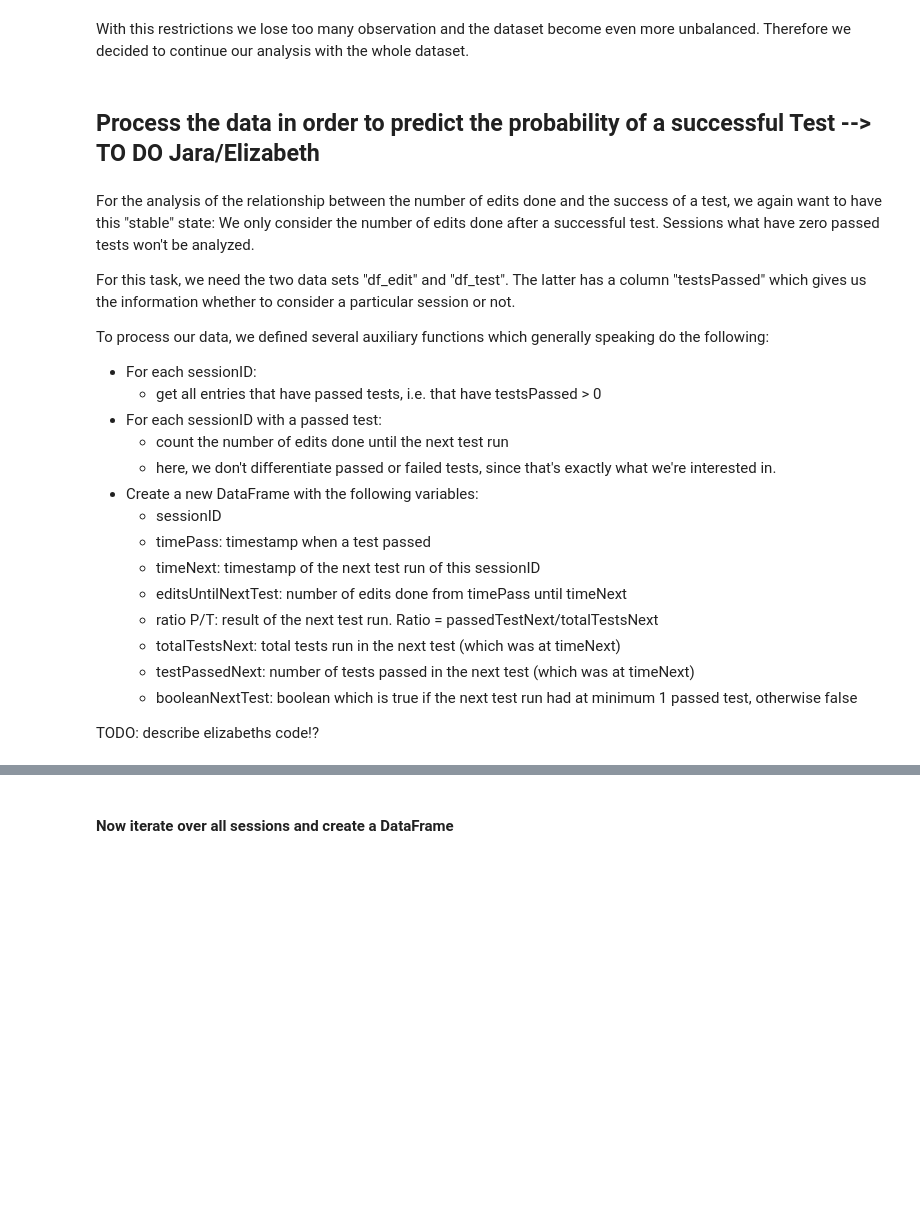
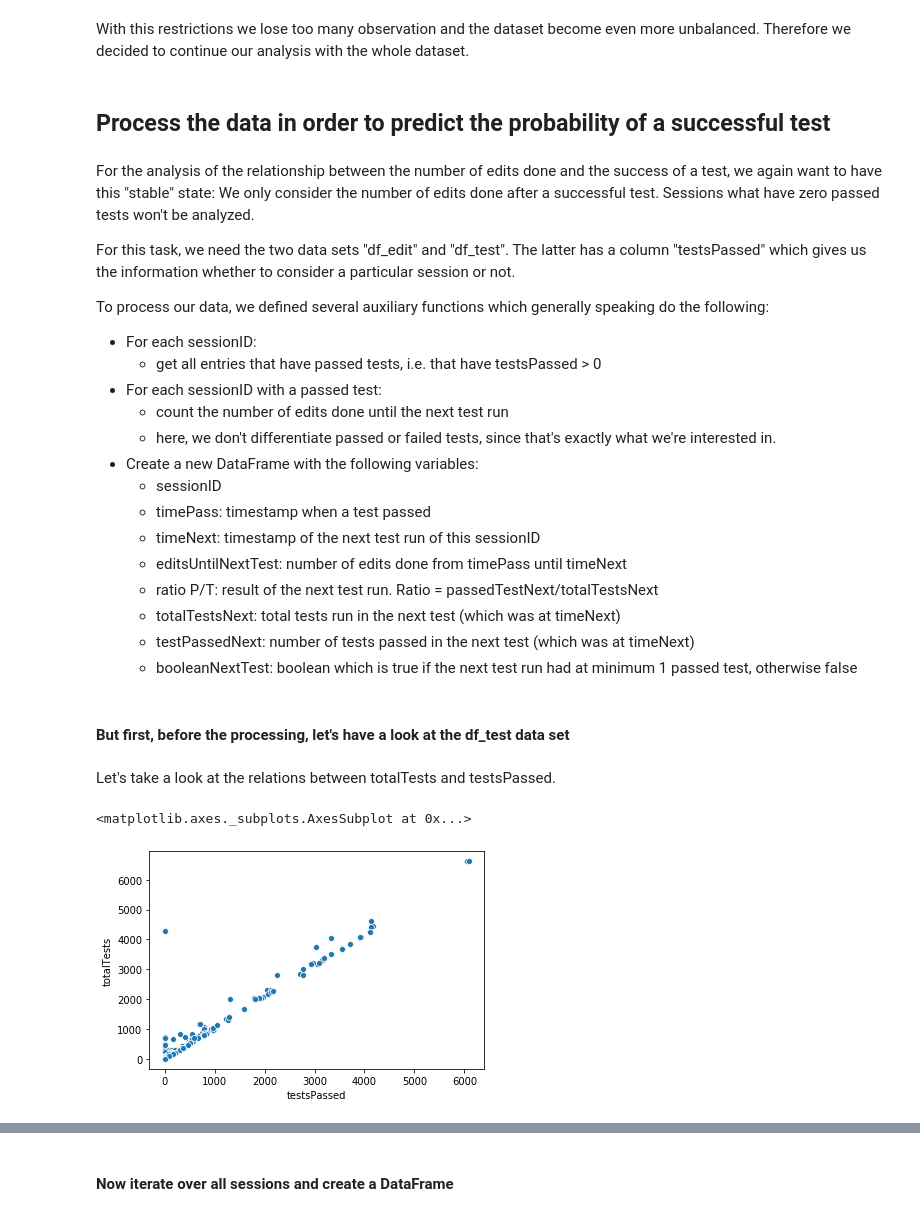
Before and after one commit to sesi200/bigdataanalytics-project, a Jupyter notebook: analysis/Report.ipynb, the cells around one changed output, grey strips where cells are left out. Cells and saved outputs as stored; diff of their text form; code cells hidden in the pictures; blank space fills up the shorter version.

```diff
--- a/analysis/Report.ipynb
+++ b/analysis/Report.ipynb
@@ -347,7 +351,7 @@ Only 5.2% of the build-events fail if we consider this restricted dataset.
 # %% [markdown]
 With this restrictions we lose too many observation and the dataset become even more unbalanced. Therefore we decided to continue our analysis with the whole dataset.
 # %% [markdown]
-## Process the data in order to predict the probability of a successful Test --> TO DO Jara/Elizabeth
+## Process the data in order to predict the probability of a successful test
 # %% [markdown]
 For the analysis of the relationship between the number of edits done and the success of a test, we again want to have this "stable" state: We only consider the number of edits done after a successful test. Sessions what have zero passed tests won't be analyzed.
 
@@ -370,5 +374,12 @@ To process our data, we defined several auxiliary functions which generally spea
     - totalTestsNext: total tests run in the next test (which was at timeNext)
     - testPassedNext: number of tests passed in the next test (which was at timeNext)
     - booleanNextTest: boolean which is true if the next test run had at minimum 1 passed test, otherwise false
-
-TODO: describe elizabeths code!?
+# %% [markdown]
+#### But first, before the processing, let's have a look at the df_test data set
+# %% [markdown]
+Let's take a look at the relations between totalTests and testsPassed.
+# %%
+sns.scatterplot(x="testsPassed",y = "totalTests",data=df_test)
+# %% [output]
+<matplotlib.axes._subplots.AxesSubplot at 0x...>
+[figure, added]
```
Also changed, not shown: parts of 38 cells of this notebook.
